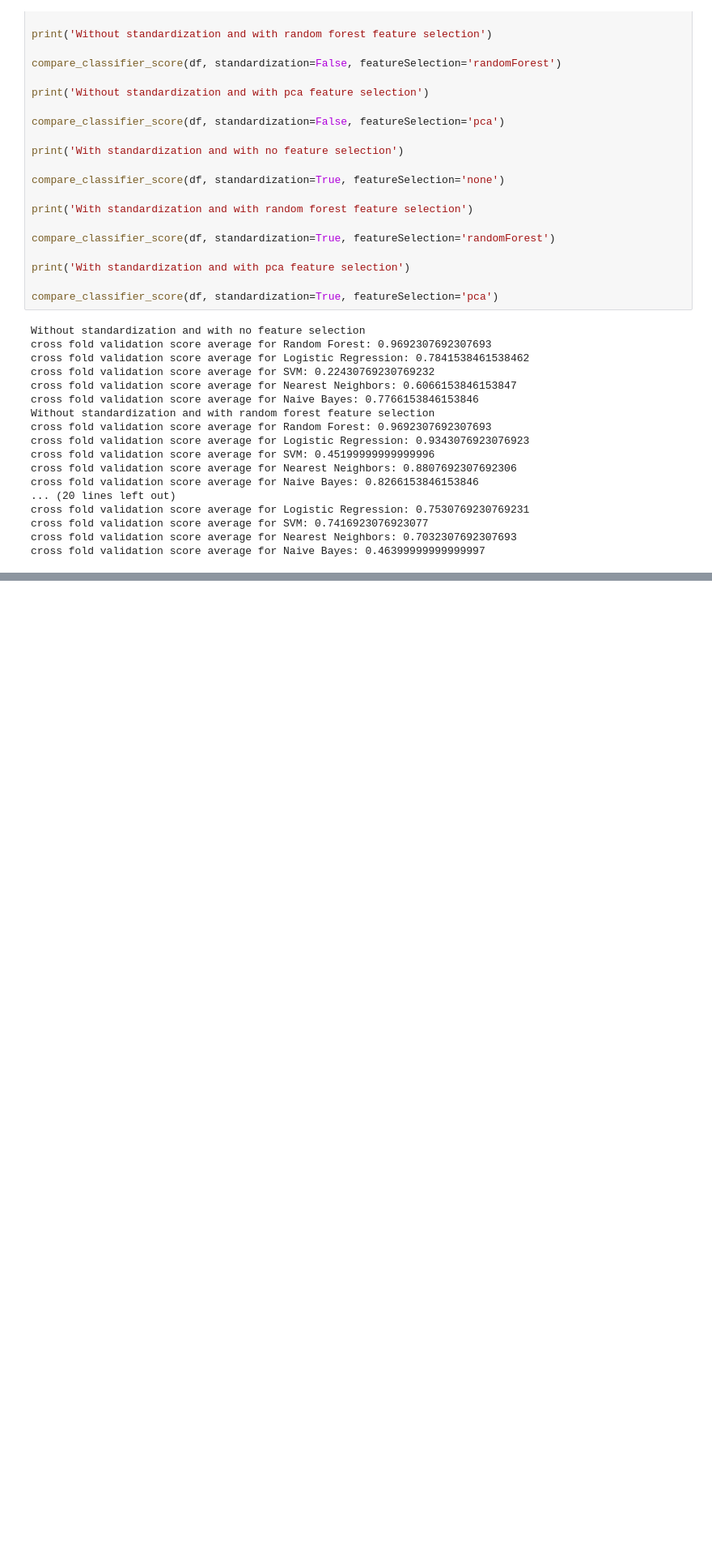
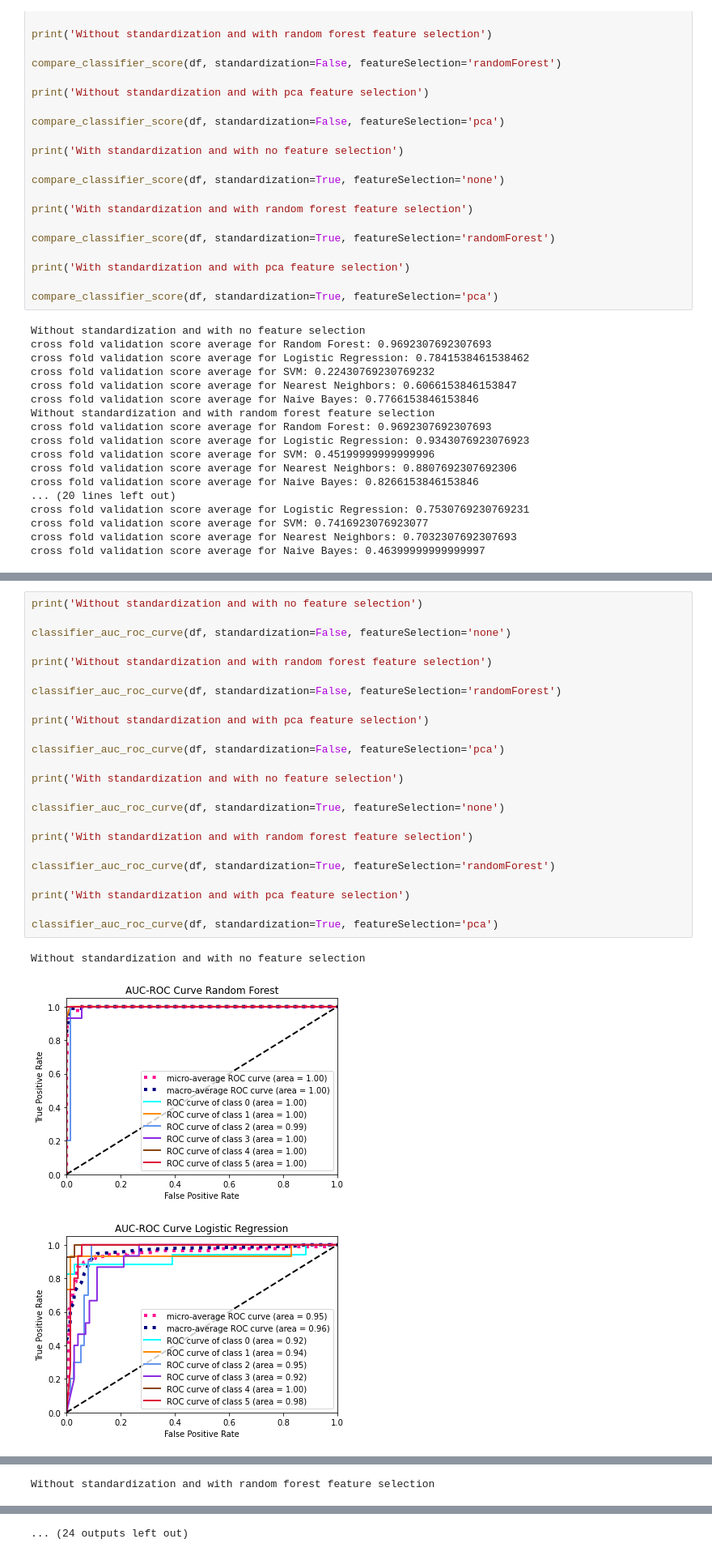
Before and after one commit to robyhartonodev/angewandte-ki-cog-village, a Jupyter notebook: main.ipynb, the cells around one changed output, grey strips where cells are left out. Shown at 81% size. Cells and saved outputs as stored; diff of their text form; blank space fills up the shorter version.

Commit message:
Added auc roc curve helper method and comparison

```diff
--- a/main.ipynb
+++ b/main.ipynb
@@ -667,0 +574,28 @@ cross fold validation score average for Naive Bayes: 0.46399999999999997
+# %%
+print('Without standardization and with no feature selection')
+
+classifier_auc_roc_curve(df, standardization=False, featureSelection='none')
+
+print('Without standardization and with random forest feature selection')
+
+classifier_auc_roc_curve(df, standardization=False, featureSelection='randomForest')
+
+print('Without standardization and with pca feature selection')
+
+classifier_auc_roc_curve(df, standardization=False, featureSelection='pca')
+
+print('With standardization and with no feature selection')
+
+classifier_auc_roc_curve(df, standardization=True, featureSelection='none')
+
+print('With standardization and with random forest feature selection')
+
+classifier_auc_roc_curve(df, standardization=True, featureSelection='randomForest')
+
+print('With standardization and with pca feature selection')
+
+classifier_auc_roc_curve(df, standardization=True, featureSelection='pca')
+# %% [output]
+Without standardization and with no feature selection
+[figure, added]
+[figure, added]
@@ -667,0 +605 @@ cross fold validation score average for Naive Bayes: 0.46399999999999997
+Without standardization and with random forest feature selection
@@ -667,0 +611 @@ cross fold validation score average for Naive Bayes: 0.46399999999999997
+... (24 outputs left out)
```
Also changed, not shown: parts of 16 cells of this notebook, 1 other file.
